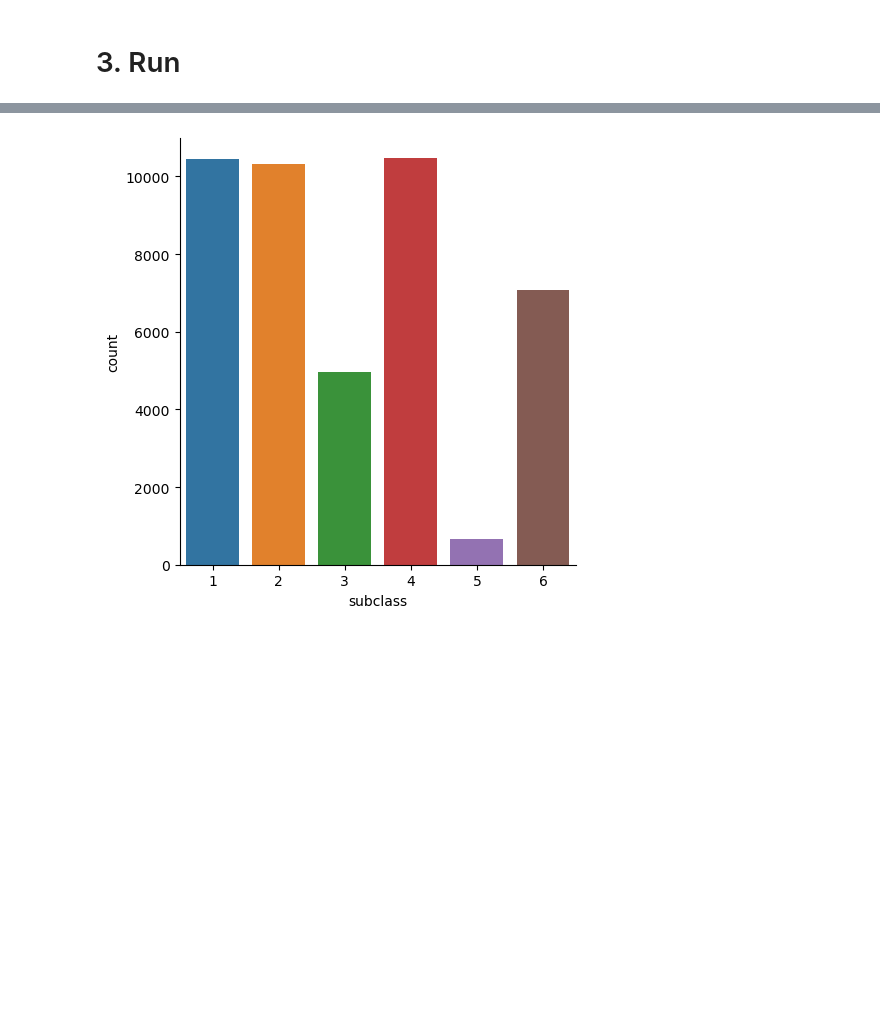
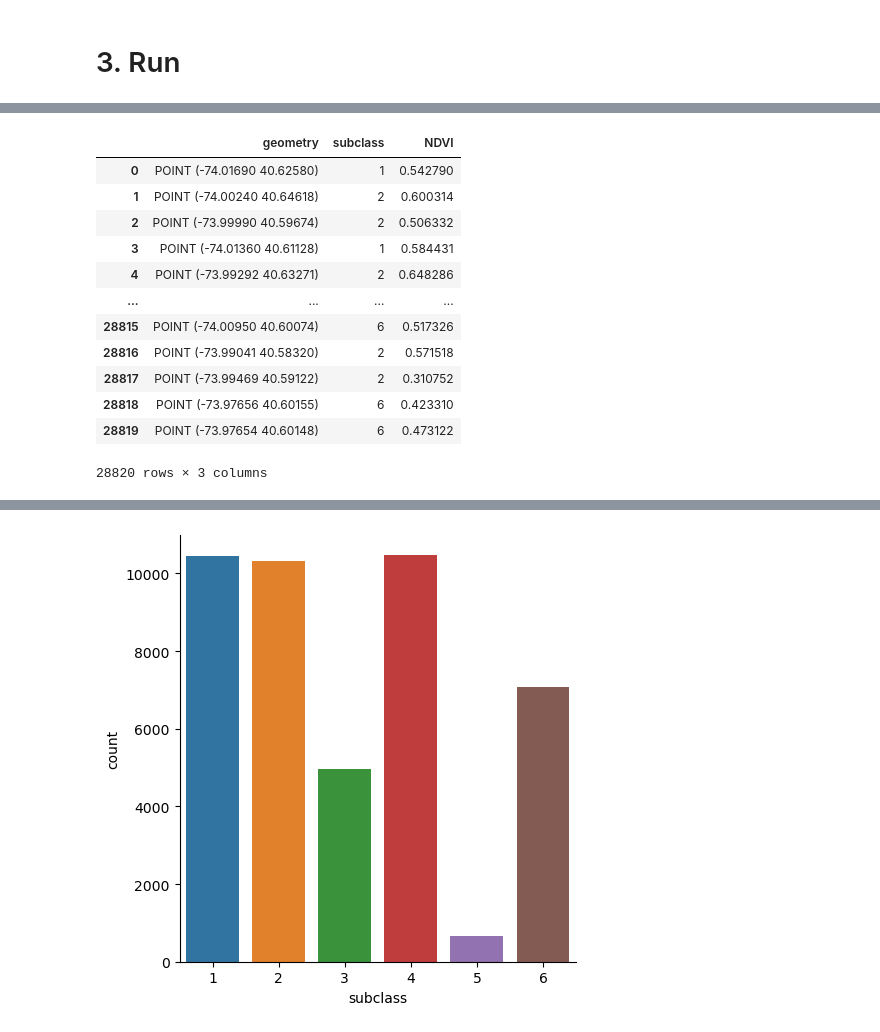
Before and after one commit to haenol/sprout, a Jupyter notebook: data_sampling_def.ipynb, the cells around one changed output, grey strips where cells are left out. Saved outputs shown, nothing was run; the diff lists cells and outputs as text; code cells hidden in the pictures; blank space fills up the shorter version.

```diff
--- a/data_sampling_def.ipynb
+++ b/data_sampling_def.ipynb
@@ -155,0 +168,36 @@ brtest = NDVIpoint02(brtest, NDVIbr_file, NDVIbr_src)
+# %%
+# 가져올 픽셀의 좌표값 설정 (3by3)
+WIDTH = 0.00000599299783809013749338974087784241
+HEIGHT = 0.0000059299783809007439469768700121737
+coord_list0= [(x,y) for x,y in zip(brleft['geometry'].x , brleft['geometry'].y)]
+coord_list1= [(x-WIDTH, y+HEIGHT) for x,y in zip(brleft['geometry'].x , brleft['geometry'].y)]
+coord_list2= [(x, y+HEIGHT) for x,y in zip(brleft['geometry'].x , brleft['geometry'].y)]
+coord_list3= [(x+WIDTH,y+HEIGHT) for x,y in zip(brleft['geometry'].x , brleft['geometry'].y)]
+coord_list4= [(x+WIDTH,y) for x,y in zip(brleft['geometry'].x , brleft['geometry'].y)]
+coord_list5= [(x+WIDTH,y-HEIGHT) for x,y in zip(brleft['geometry'].x , brleft['geometry'].y)]
+coord_list6= [(x,y-HEIGHT) for x,y in zip(brleft['geometry'].x , brleft['geometry'].y)]
+coord_list7= [(x-WIDTH,y-HEIGHT) for x,y in zip(brleft['geometry'].x , brleft['geometry'].y)]
+coord_list8= [(x-WIDTH,y) for x,y in zip(brleft['geometry'].x , brleft['geometry'].y)]
+coord_list = [coord_list0, coord_list1, coord_list2, coord_list3, coord_list4, coord_list5, coord_list6, coord_list7, coord_list8]
+
+# tree point를 넣은 ? 변수 생성
+for i in range(9):
+    globals()[f'brleft{i}'] = brleft
+# %%
+brleft0[Path(NDVIbrleft_file).stem] = [x for x in NDVIbrleft_src.sample(coord_list[0])] # 포인트 샘플링
+brleft0[Path(NDVIbrleft_file).stem] = brleft0[Path(NDVIbrleft_file).stem].astype('float64')
+brleft0
+# %% [output]
+|  | geometry | subclass | NDVI |
+| 0 | POINT (-74.01690 40.62580) | 1 | 0.542790 |
+| 1 | POINT (-74.00240 40.64618) | 2 | 0.600314 |
+| 2 | POINT (-73.99990 40.59674) | 2 | 0.506332 |
+| 3 | POINT (-74.01360 40.61128) | 1 | 0.584431 |
+| 4 | POINT (-73.99292 40.63271) | 2 | 0.648286 |
+| ... | ... | ... | ... |
+| 28815 | POINT (-74.00950 40.60074) | 6 | 0.517326 |
+| 28816 | POINT (-73.99041 40.58320) | 2 | 0.571518 |
+| 28817 | POINT (-73.99469 40.59122) | 2 | 0.310752 |
+| 28818 | POINT (-73.97656 40.60155) | 6 | 0.423310 |
+| 28819 | POINT (-73.97654 40.60148) | 6 | 0.473122 |
+28820 rows × 3 columns
```
Also changed, not shown: parts of 20 cells of this notebook.
